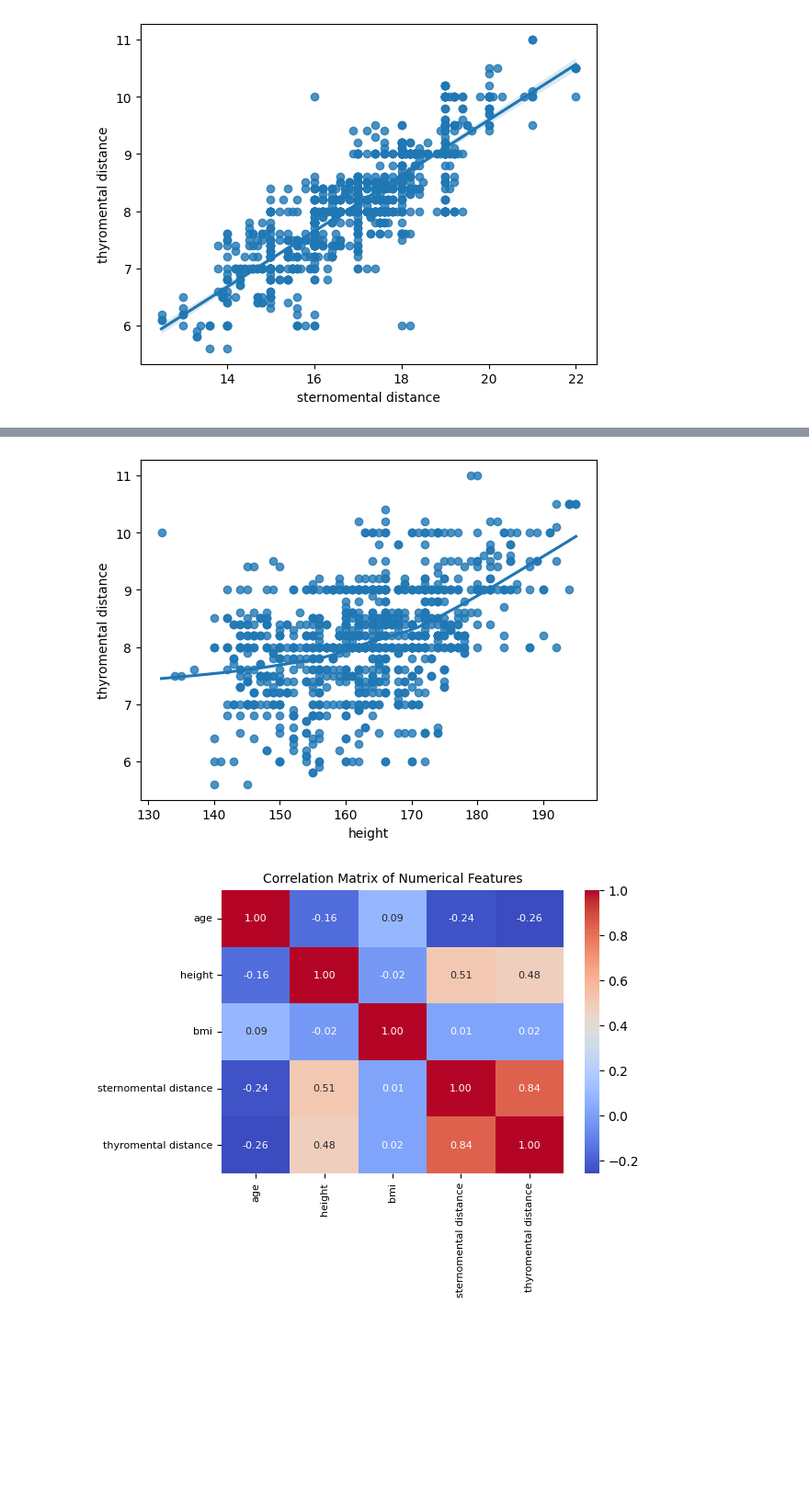
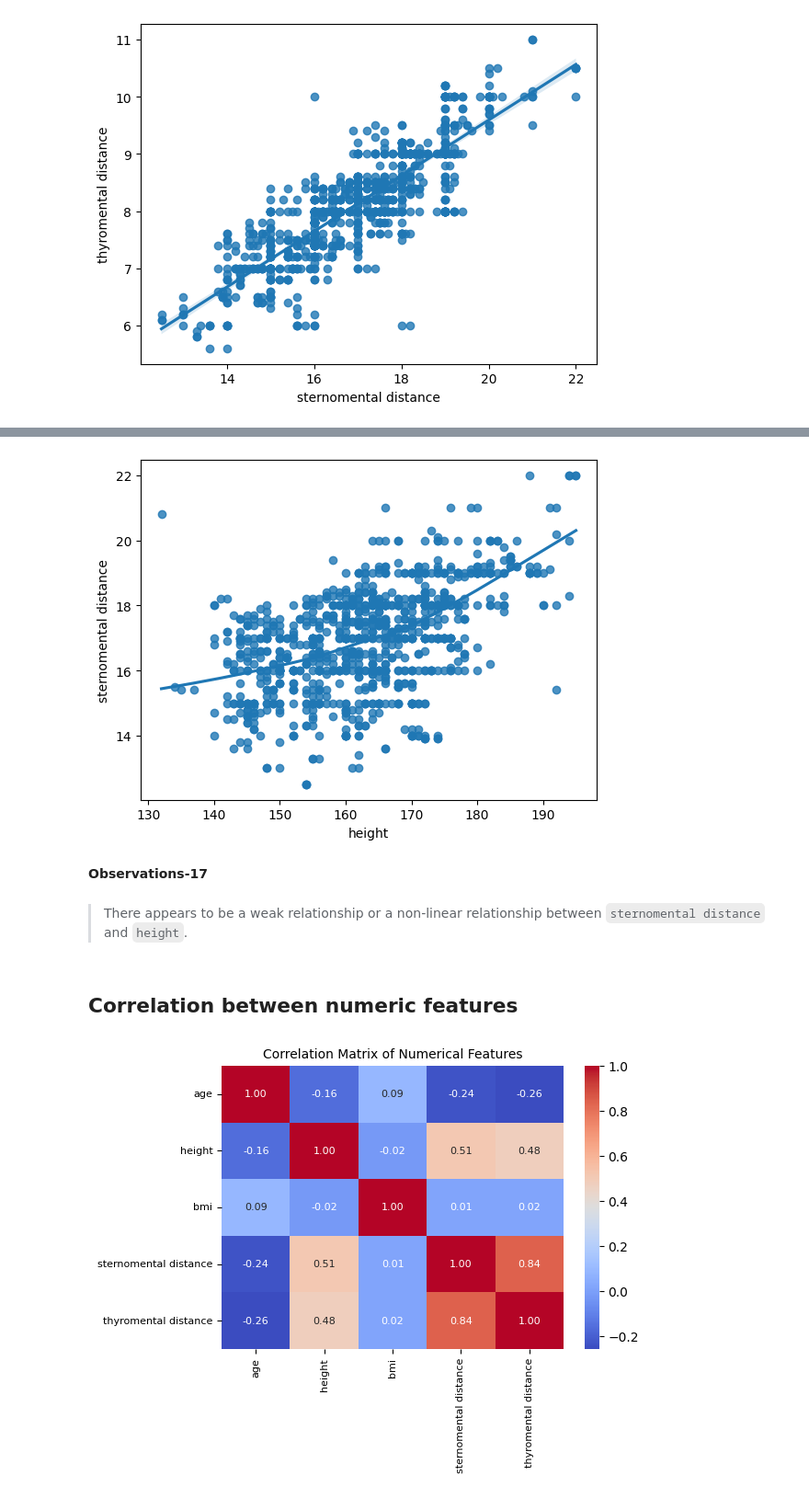
Before and after one commit to harnalashok/classification, a Jupyter notebook: airways.ipynb, the cells around one changed output, grey strips where cells are left out. Shown at 92% size. Drawn from its saved outputs; the diff is of its cells as text; code cells hidden in the pictures; blank space fills up the shorter version.

```diff
--- a/airways.ipynb
+++ b/airways.ipynb
@@ -920,5 +919,0 @@ Observations:
-# %%
-# There appears to be significant difference in the median ages
-#   of male and female in so far cormack lehane 3 and 4 are concerned.
-df['cormack lehane'] = df['cormack lehane'].astype('category')
-sns.catplot(data=df, x="age", y="cormack lehane", hue = 'sex', kind="box")
@@ -934,8 +946,14 @@ _=sns.regplot(data=df, x="sternomental distance",
 # %%
-# A weak relationship does exist between height and thyromental distance
+# A weak relationship does exist between height and sternomental distance
 _=sns.regplot(data=df, x="height",
-              y="thyromental distance",
+              y="sternomental distance",
               lowess = True)
 # %% [output]
-[figure, old version]
+[figure, new version]
+# %% [markdown]
+**Observations-17**
+# %% [markdown]
+>There appears to be a weak relationship or a non-linear relationship between `sternomental distance` and `height`.
+# %% [markdown]
+## Correlation between numeric features
 # %%
```
Also changed, not shown: parts of 13 cells of this notebook.
